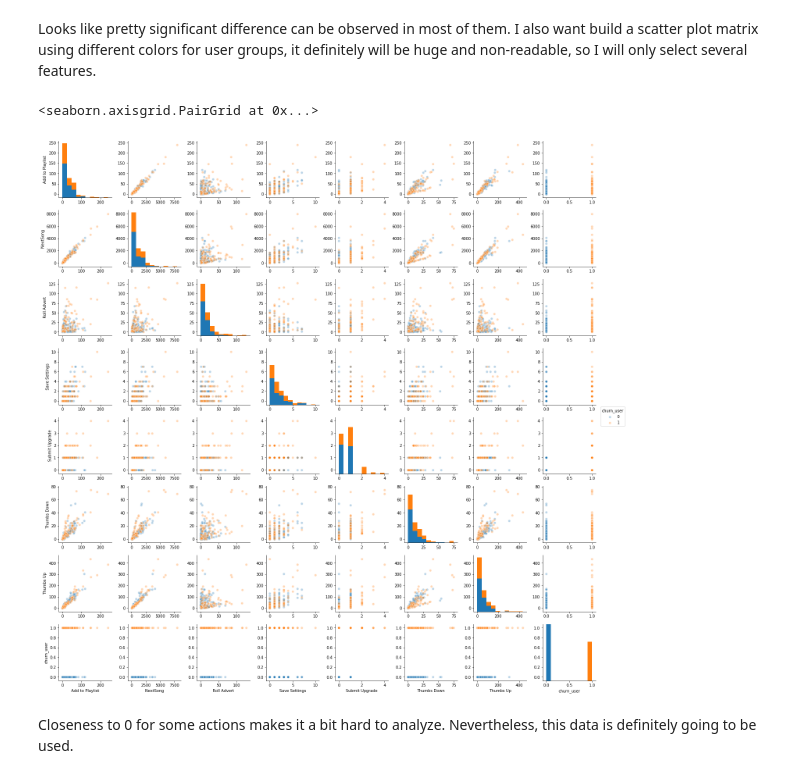
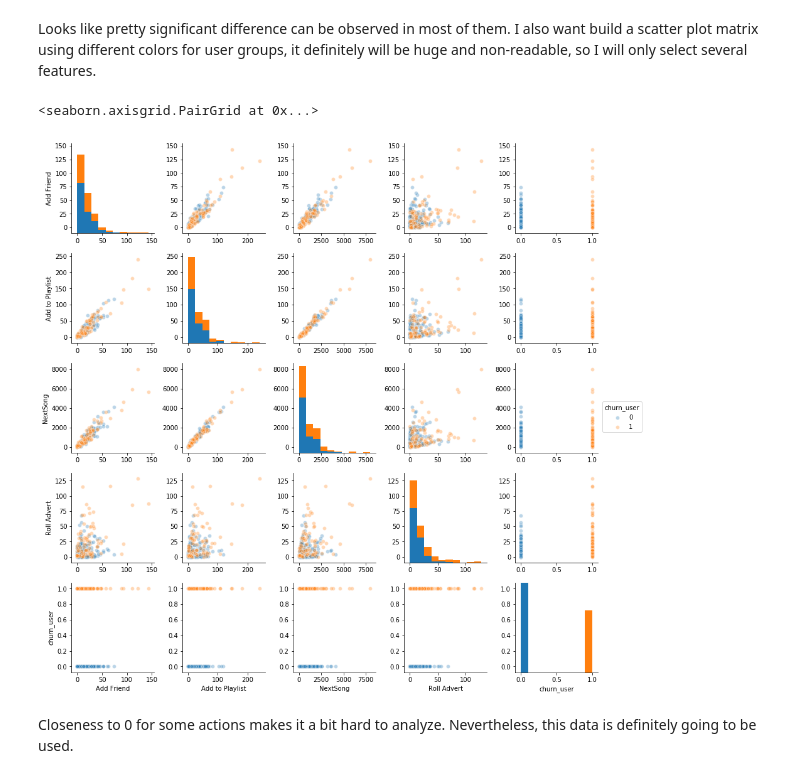
Before and after one commit to vvvvvvasena/sparkify, a Jupyter notebook: Sparkify.ipynb, the cells around one changed output. Drawn from its saved outputs; the diff is of its cells as text; code cells hidden in the pictures.

```diff
--- a/Sparkify.ipynb
+++ b/Sparkify.ipynb
@@ -248,10 +250,10 @@ pages_summary.groupby(["churn_user"]).mean()
 # %% [markdown]
 Looks like pretty significant difference can be observed in most of them. I also want build a scatter plot matrix using different colors for user groups, it definitely will be huge and non-readable, so I will only select several features.
 # %%
-sns.pairplot(pages_summary.drop(columns=["userId", "Add Friend", "Error", "Help", "Home", "Settings"]), hue='churn_user', plot_kws={'alpha': 0.3})
+sns.pairplot(pages_summary.drop(columns=["userId", "Error", "Help", "Home", "Settings", 'Save Settings', 'Submit Upgrade', 'Thumbs Down', 'Thumbs Up']), hue='churn_user', plot_kws={'alpha': 0.3})
 # %% [output]
 <seaborn.axisgrid.PairGrid at 0x...>
-[figure, old version]
+[figure, new version]
 # %% [markdown]
 Closeness to 0 for some actions makes it a bit hard to analyze. Nevertheless, this data is definitely going to be used.
 # %% [markdown]
```
Also changed, not shown: parts of 25 cells of this notebook.
